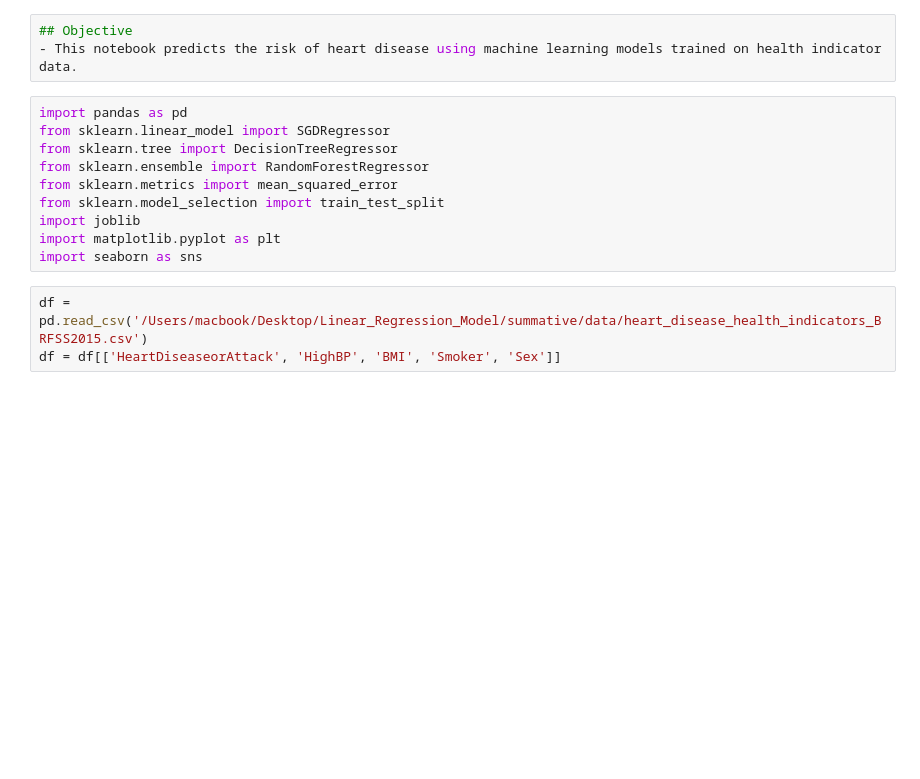
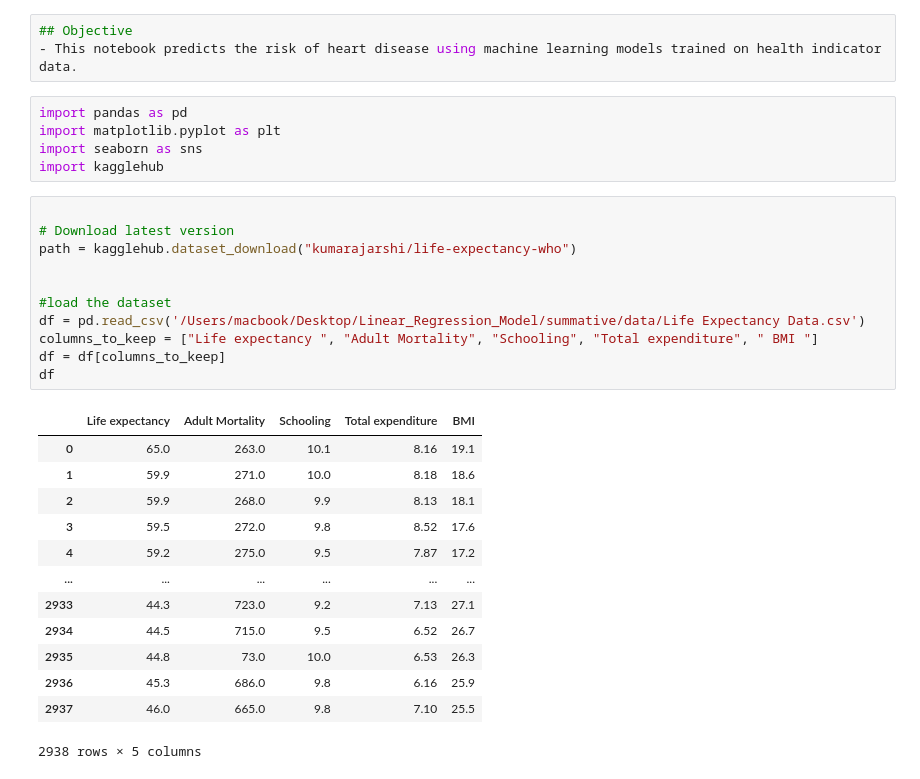
Before and after one commit to Skaveza/Linear_Regression_Model, a Jupyter notebook: summative/linear_regression/Linear_Regression.ipynb, the cells around one changed output. Cells and saved outputs as stored; diff of their text form; blank space fills up the shorter version.

```diff
--- a/summative/linear_regression/Linear_Regression.ipynb
+++ b/summative/linear_regression/Linear_Regression.ipynb
@@ -5,14 +23,31 @@ Predicting Heart Disease Risk
 - This notebook predicts the risk of heart disease using machine learning models trained on health indicator data.
 # %%
 import pandas as pd
-from sklearn.linear_model import SGDRegressor
-from sklearn.tree import DecisionTreeRegressor
-from sklearn.ensemble import RandomForestRegressor
-from sklearn.metrics import mean_squared_error
-from sklearn.model_selection import train_test_split
-import joblib
 import matplotlib.pyplot as plt
 import seaborn as sns
+import kagglehub
 # %%
-df = pd.read_csv('/Users/macbook/Desktop/Linear_Regression_Model/summative/data/heart_disease_health_indicators_BRFSS2015.csv')
-df = df[['HeartDiseaseorAttack', 'HighBP', 'BMI', 'Smoker', 'Sex']]
+
+# Download latest version
+path = kagglehub.dataset_download("kumarajarshi/life-expectancy-who")
+
+
+#load the dataset
+df = pd.read_csv('/Users/macbook/Desktop/Linear_Regression_Model/summative/data/Life Expectancy Data.csv')
+columns_to_keep = ["Life expectancy ", "Adult Mortality", "Schooling", "Total expenditure", " BMI "]
+df = df[columns_to_keep]
+df
+# %% [output]
+|  | Life expectancy | Adult Mortality | Schooling | Total expenditure | BMI |
+| 0 | 65.0 | 263.0 | 10.1 | 8.16 | 19.1 |
+| 1 | 59.9 | 271.0 | 10.0 | 8.18 | 18.6 |
+| 2 | 59.9 | 268.0 | 9.9 | 8.13 | 18.1 |
+| 3 | 59.5 | 272.0 | 9.8 | 8.52 | 17.6 |
+| 4 | 59.2 | 275.0 | 9.5 | 7.87 | 17.2 |
+| ... | ... | ... | ... | ... | ... |
+| 2933 | 44.3 | 723.0 | 9.2 | 7.13 | 27.1 |
+| 2934 | 44.5 | 715.0 | 9.5 | 6.52 | 26.7 |
+| 2935 | 44.8 | 73.0 | 10.0 | 6.53 | 26.3 |
+| 2936 | 45.3 | 686.0 | 9.8 | 6.16 | 25.9 |
+| 2937 | 46.0 | 665.0 | 9.8 | 7.10 | 25.5 |
+2938 rows × 5 columns
```
Also changed, not shown: parts of 22 cells of this notebook, 8 other files.
